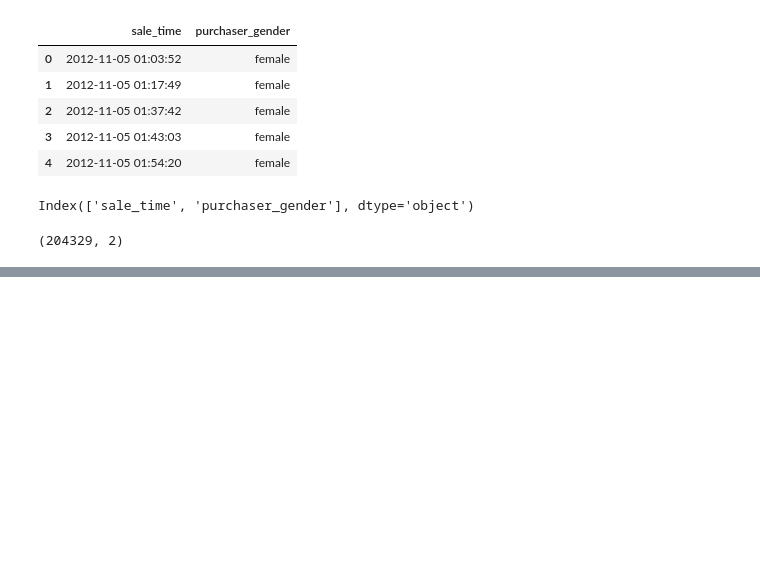
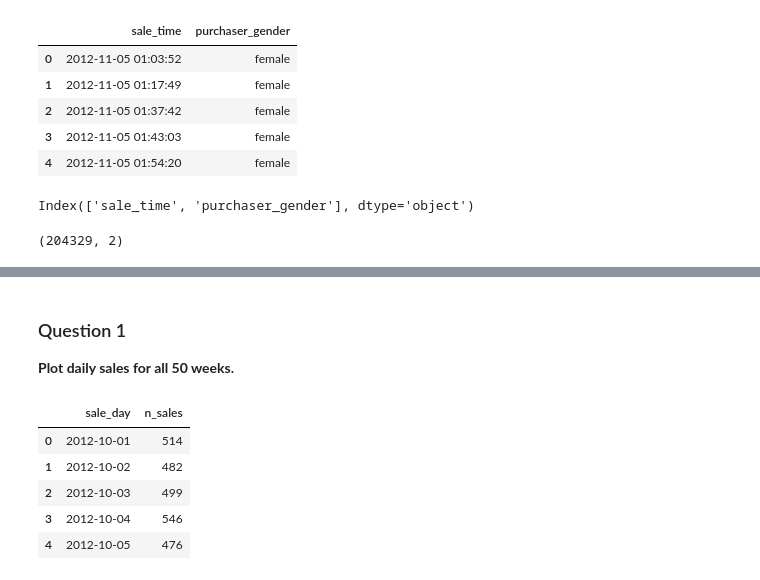
Before and after one commit to manujsinghwal/23andMe-data-analysis, a Jupyter notebook: 23andMe_data_analysis.ipynb, the cells around one changed output, grey strips where cells are left out. Cells and saved outputs as stored; diff of their text form; code cells hidden in the pictures; blank space fills up the shorter version.

```diff
--- a/23andMe_data_analysis.ipynb
+++ b/23andMe_data_analysis.ipynb
@@ -52,0 +65,21 @@ FIG_SIZE = (8,6)
+# %% [markdown]
+### Question 1
+**Plot daily sales for all 50 weeks.**
+# %%
+df['sale_day'] = pd.to_datetime(df['sale_time']).dt.date
+
+sales = (
+    df
+    .groupby('sale_day')['purchaser_gender']
+    .count()
+    .reset_index(name='n_sales')
+)
+
+sales.head()
+# %% [output]
+|  | sale_day | n_sales |
+| 0 | 2012-10-01 | 514 |
+| 1 | 2012-10-02 | 482 |
+| 2 | 2012-10-03 | 499 |
+| 3 | 2012-10-04 | 546 |
+| 4 | 2012-10-05 | 476 |
```
Also changed, not shown: parts of 6 cells of this notebook.
